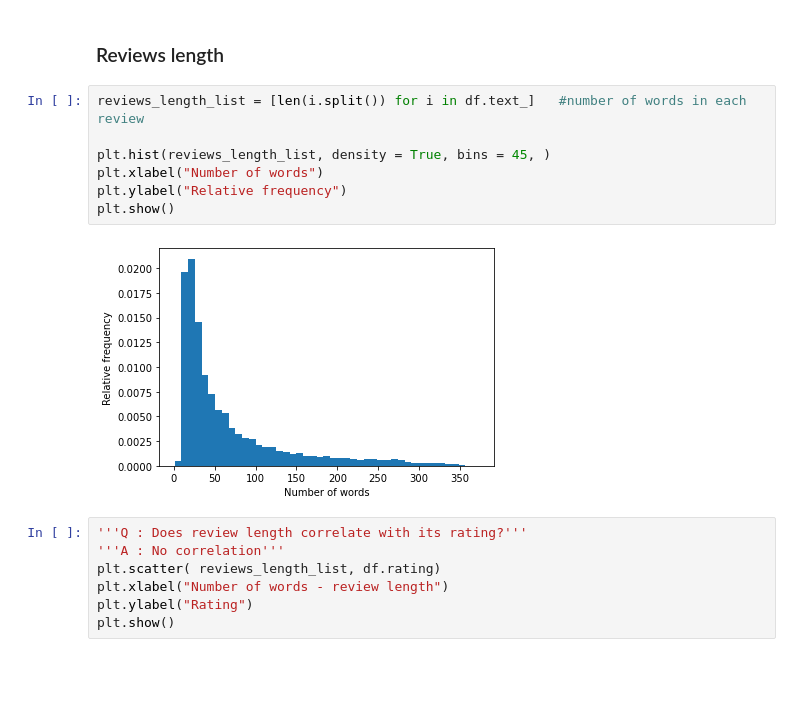
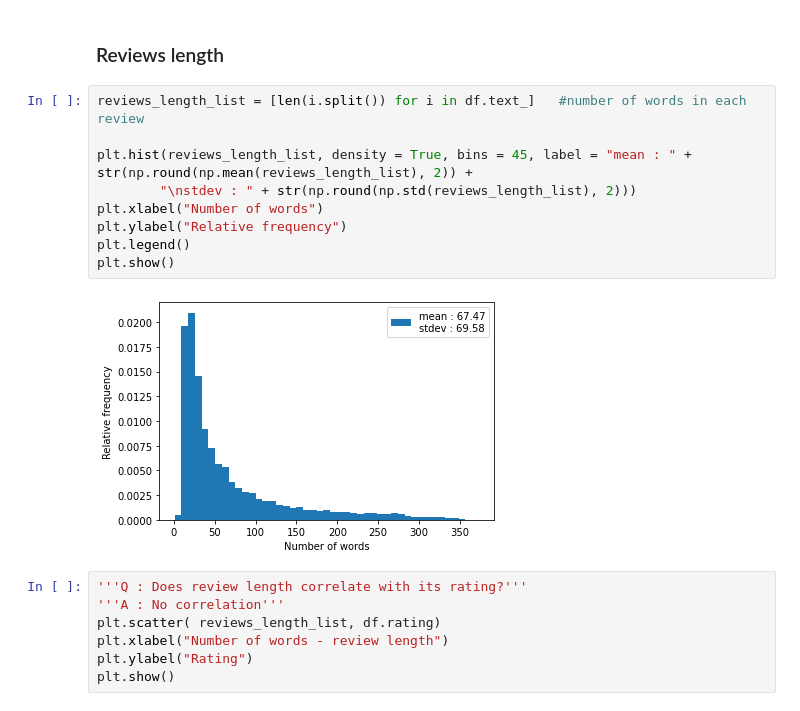
Before and after one commit to yqian000/OnlineReviewDetection, a Jupyter notebook: data_explore.ipynb, the cells around one changed output. Saved outputs shown, nothing was run; the diff lists cells and outputs as text; blank space fills up the shorter version.

```diff
--- a/data_explore.ipynb
+++ b/data_explore.ipynb
@@ -142,12 +142,14 @@ df.groupby(['category', 'rating']).mean()
 # %%
 reviews_length_list = [len(i.split()) for i in df.text_]   #number of words in each review
 
-plt.hist(reviews_length_list, density = True, bins = 45, )
+plt.hist(reviews_length_list, density = True, bins = 45, label = "mean : " + str(np.round(np.mean(reviews_length_list), 2)) +
+        "\nstdev : " + str(np.round(np.std(reviews_length_list), 2)))
 plt.xlabel("Number of words")
 plt.ylabel("Relative frequency")
+plt.legend()
 plt.show()
 # %% [output]
-[figure, old version]
+[figure, new version]
 # %%
 '''Q : Does review length correlate with its rating?'''
 '''A : No correlation'''
```
Also changed, not shown: parts of 13 cells of this notebook.
